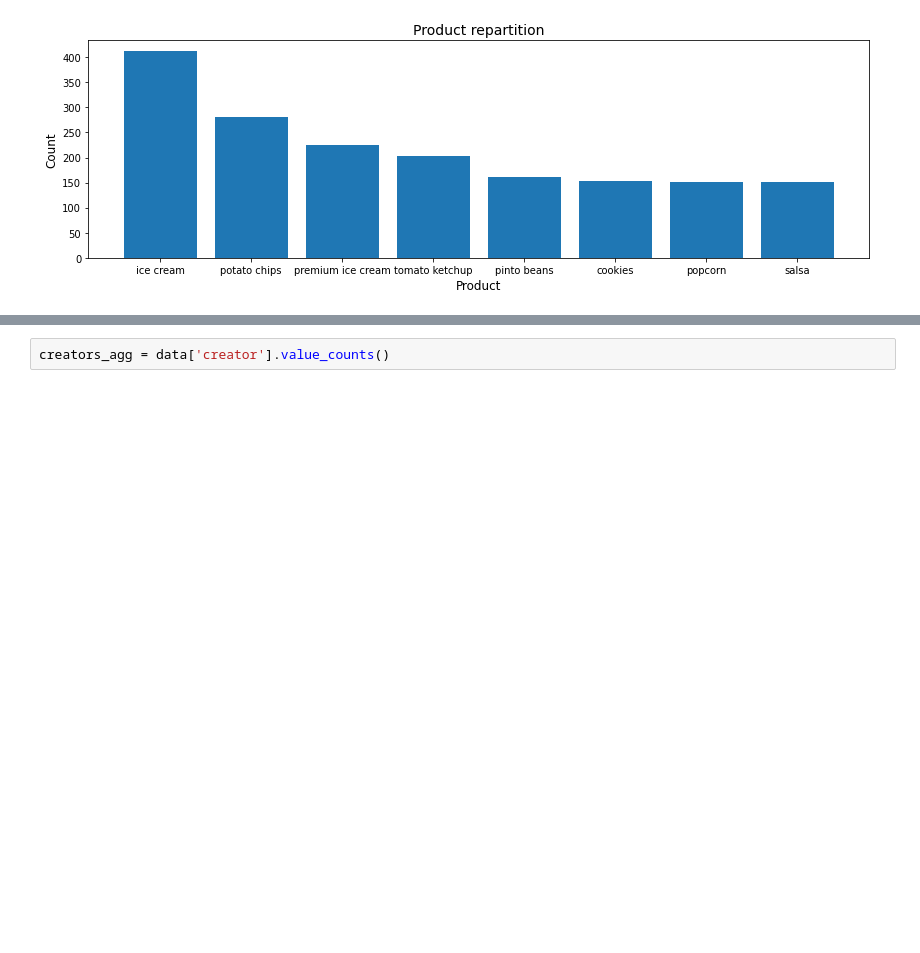
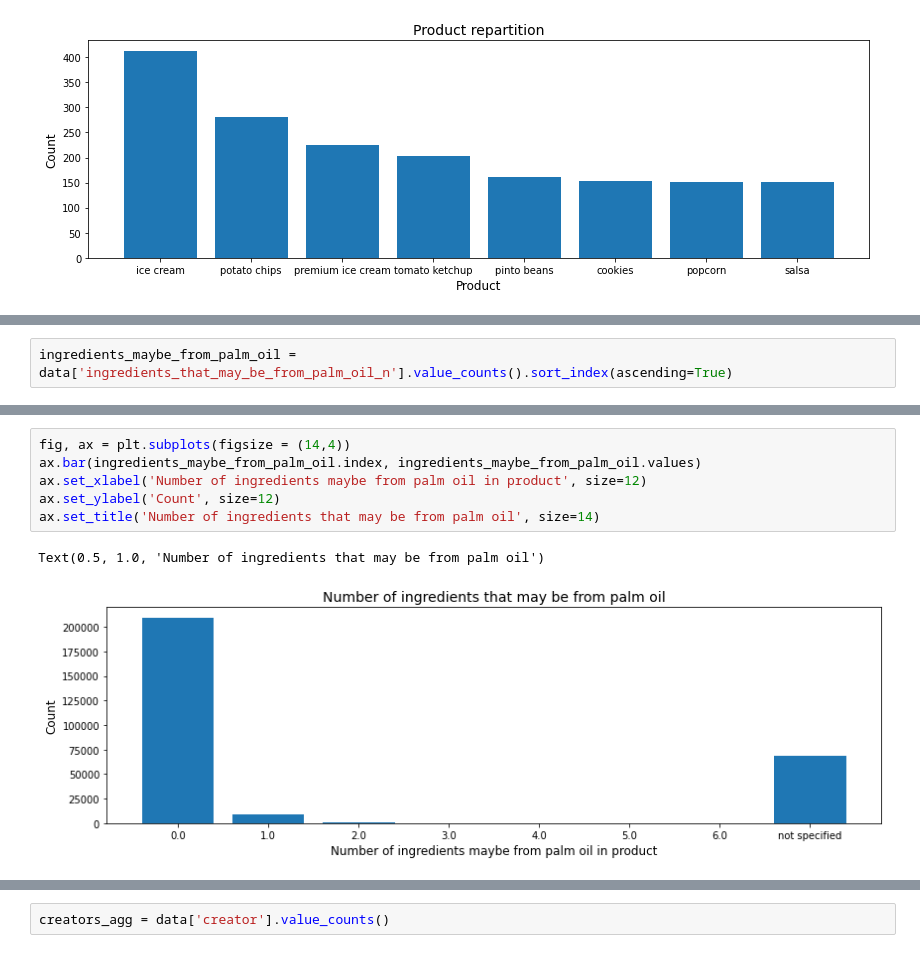
Before and after one commit to Axelibnida/My_projects, a Jupyter notebook: Data cleaning and Analyses/Data_analysis.ipynb, the cells around one changed output, grey strips where cells are left out. Drawn from its saved outputs; the diff is of its cells as text; blank space fills up the shorter version.

```diff
--- a/Data cleaning and Analyses/Data_analysis.ipynb
+++ b/Data cleaning and Analyses/Data_analysis.ipynb
@@ -152,0 +196,2 @@ Text(0.5, 1.0, 'Product repartition')
+# %%
+ingredients_maybe_from_palm_oil = data['ingredients_that_may_be_from_palm_oil_n'].value_counts().sort_index(ascending=True)
@@ -152,0 +210,9 @@ Text(0.5, 1.0, 'Product repartition')
+# %%
+fig, ax = plt.subplots(figsize = (14,4))
+ax.bar(ingredients_maybe_from_palm_oil.index, ingredients_maybe_from_palm_oil.values)
+ax.set_xlabel('Number of ingredients maybe from palm oil in product', size=12)
+ax.set_ylabel('Count', size=12)
+ax.set_title('Number of ingredients that may be from palm oil', size=14)
+# %% [output]
+Text(0.5, 1.0, 'Number of ingredients that may be from palm oil')
+[figure, added]
```
Also changed, not shown: parts of 41 cells of this notebook, 1 other file.
